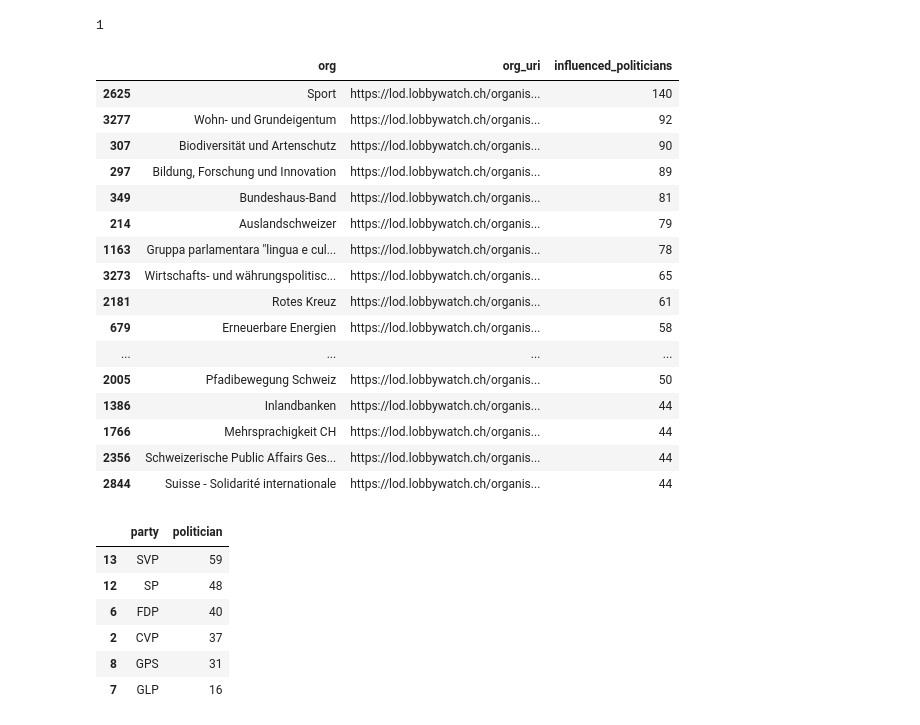
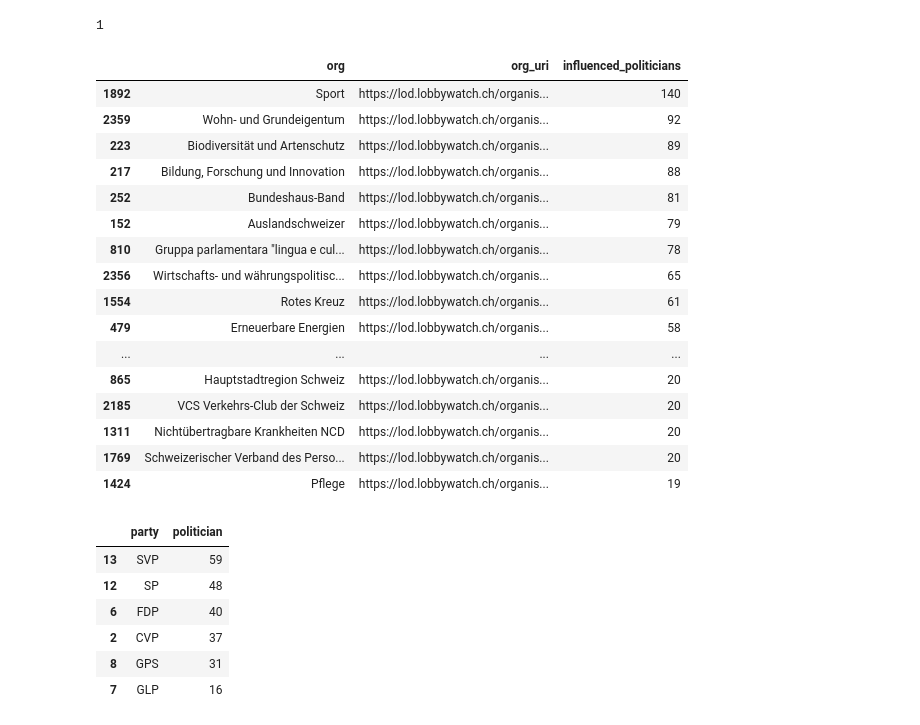
Before and after one commit to zazuko/lined-lobbysts, a Jupyter notebook: main.ipynb, the cells around one changed output. Saved outputs shown, nothing was run; the diff lists cells and outputs as text; code cells hidden in the pictures.

```diff
--- a/main.ipynb
+++ b/main.ipynb
@@ -208,29 +213,29 @@ for column in indirect_influence.columns:
 # %%
 all_influences = pd.concat([direct_influence, indirect_influence])
 # %%
-df = all_influences #all_influences, direct_influence, indirect_influence
+df = direct_influence #all_influences, direct_influence, indirect_influence
 
 orgs_influence = df[["org", "org_uri", "politician"]].groupby(["org", "org_uri"], dropna=False).count().reset_index().sort_values(by=["politician"], ascending=False)
 orgs_influence.columns = ["org", "org_uri", "influenced_politicians"]
-orgs_influence[0:20]
+orgs_influence[0:50]
 # %% [output]
 |  | org | org_uri | influenced_politicians |
-| 2625 | Sport | https://lod.lobbywatch.ch/organis... | 140 |
-| 3277 | Wohn- und Grundeigentum | https://lod.lobbywatch.ch/organis... | 92 |
-| 307 | Biodiversität und Artenschutz | https://lod.lobbywatch.ch/organis... | 90 |
-| 297 | Bildung, Forschung und Innovation | https://lod.lobbywatch.ch/organis... | 89 |
-| 349 | Bundeshaus-Band | https://lod.lobbywatch.ch/organis... | 81 |
-| 214 | Auslandschweizer | https://lod.lobbywatch.ch/organis... | 79 |
-| 1163 | Gruppa parlamentara "lingua e cul... | https://lod.lobbywatch.ch/organis... | 78 |
-| 3273 | Wirtschafts- und währungspolitisc... | https://lod.lobbywatch.ch/organis... | 65 |
-| 2181 | Rotes Kreuz | https://lod.lobbywatch.ch/organis... | 61 |
-| 679 | Erneuerbare Energien | https://lod.lobbywatch.ch/organis... | 58 |
+| 1892 | Sport | https://lod.lobbywatch.ch/organis... | 140 |
+| 2359 | Wohn- und Grundeigentum | https://lod.lobbywatch.ch/organis... | 92 |
+| 223 | Biodiversität und Artenschutz | https://lod.lobbywatch.ch/organis... | 89 |
+| 217 | Bildung, Forschung und Innovation | https://lod.lobbywatch.ch/organis... | 88 |
+| 252 | Bundeshaus-Band | https://lod.lobbywatch.ch/organis... | 81 |
+| 152 | Auslandschweizer | https://lod.lobbywatch.ch/organis... | 79 |
+| 810 | Gruppa parlamentara "lingua e cul... | https://lod.lobbywatch.ch/organis... | 78 |
+| 2356 | Wirtschafts- und währungspolitisc... | https://lod.lobbywatch.ch/organis... | 65 |
+| 1554 | Rotes Kreuz | https://lod.lobbywatch.ch/organis... | 61 |
+| 479 | Erneuerbare Energien | https://lod.lobbywatch.ch/organis... | 58 |
 | ... | ... | ... | ... |
-| 2005 | Pfadibewegung Schweiz | https://lod.lobbywatch.ch/organis... | 50 |
-| 1386 | Inlandbanken | https://lod.lobbywatch.ch/organis... | 44 |
-| 1766 | Mehrsprachigkeit CH | https://lod.lobbywatch.ch/organis... | 44 |
-| 2356 | Schweizerische Public Affairs Ges... | https://lod.lobbywatch.ch/organis... | 44 |
-| 2844 | Suisse - Solidarité internationale | https://lod.lobbywatch.ch/organis... | 44 |
+| 865 | Hauptstadtregion Schweiz | https://lod.lobbywatch.ch/organis... | 20 |
+| 2185 | VCS Verkehrs-Club der Schweiz | https://lod.lobbywatch.ch/organis... | 20 |
+| 1311 | Nichtübertragbare Krankheiten NCD | https://lod.lobbywatch.ch/organis... | 20 |
+| 1769 | Schweizerischer Verband des Perso... | https://lod.lobbywatch.ch/organis... | 20 |
+| 1424 | Pflege | https://lod.lobbywatch.ch/organis... | 19 |
 # %%
 # Number of members in each party:
 parties = direct_influence[["politician", "party"]].drop_duplicates().groupby("party").count().reset_index().sort_values(by="politician", ascending = False)
```
Also changed, not shown: parts of 8 cells of this notebook, 2 other files.
